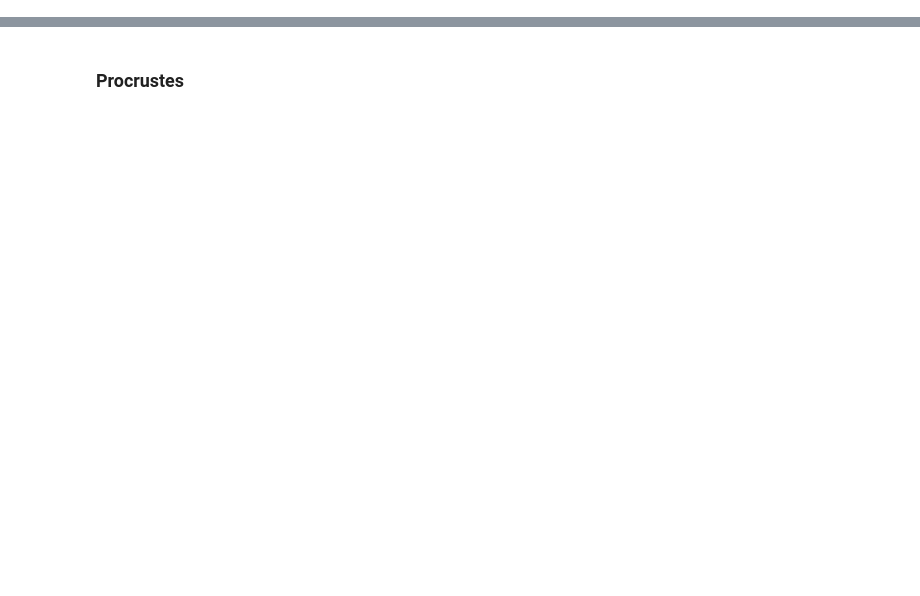
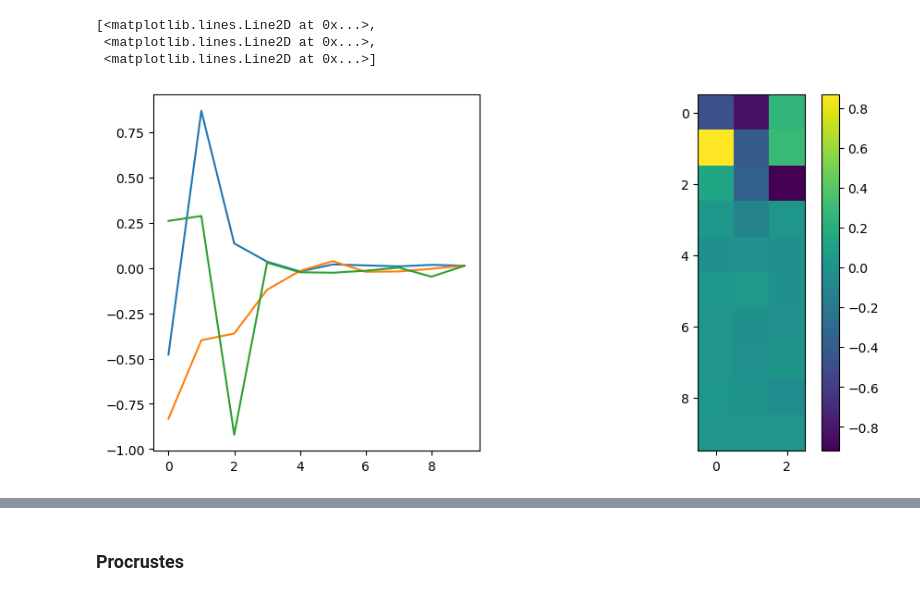
Before and after one commit to draeloslab/AdaptiveLatents, a Jupyter notebook: scripts/svd.ipynb, the cells around one changed output, grey strips where cells are left out. Drawn from its saved outputs; the diff is of its cells as text; code cells hidden in the pictures; blank space fills up the shorter version.

```diff
--- a/scripts/svd.ipynb
+++ b/scripts/svd.ipynb
@@ -89,0 +210,12 @@ for f in [trivial_make_G, prosvd_make_G]:
+# %%
+fig, ax = plt.subplots(nrows=1, ncols=2, squeeze=False, figsize=(10,5))
+
+im = ax[0,1].imshow(Qs[-1], interpolation='nearest')
+fig.colorbar(im);
+# plt.subplot(1,2,2)
+ax[0,0].plot(Qs[-1])
+# %% [output]
+[<matplotlib.lines.Line2D at 0x...>,
+ <matplotlib.lines.Line2D at 0x...>,
+ <matplotlib.lines.Line2D at 0x...>]
+[figure, added]
```
Also changed, not shown: parts of 31 cells of this notebook.
